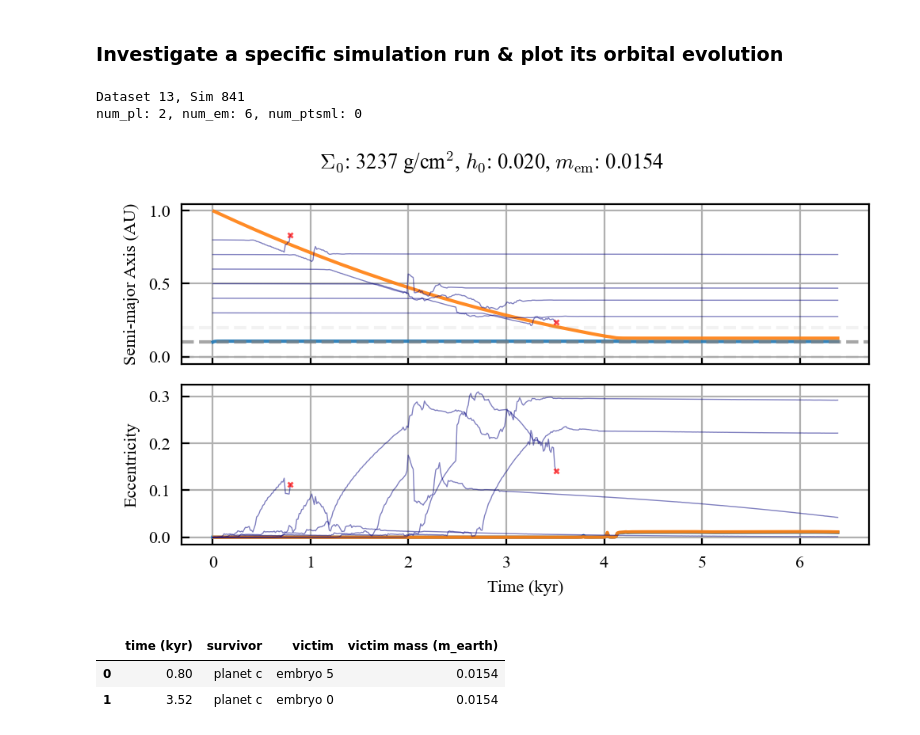
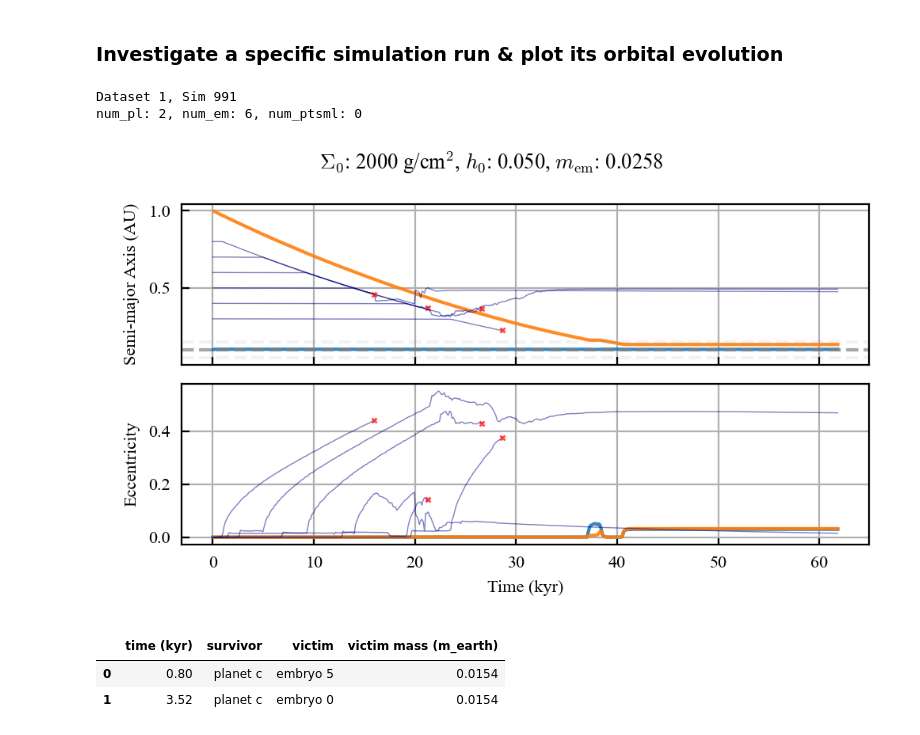
Before and after one commit to dchen10Git/uh-ifa-reu-2026, a Jupyter notebook: analyze_one_sim.ipynb, the cells around one changed output. Cells and saved outputs as stored; diff of their text form; code cells hidden in the pictures.

```diff
--- a/analyze_one_sim.ipynb
+++ b/analyze_one_sim.ipynb
@@ -296,37 +296,37 @@ def plot_system(saved_sim, elements, num_pl, num_em, num_ptsml, t_units='kyr'):
         plt.suptitle(f"$\Sigma_0$: {metadata['Sigma_1au']:.0f} g/cm$^2$, $h_0$: {metadata['h_1au']:.3f}")
     plt.tight_layout(); plt.show()
     # plt.savefig("Figures/orbital_evo.svg", bbox_inches="tight")
 
-dataset_id = 13
-sim_id = 841
+dataset_id = 1
+sim_id = 991
 
 elements = ['a', 'e']#, 'log_tau_a_Omega', 'log_K2', 'P_ratio_em']
 
 for sim_id in range(sim_id, sim_id+1, 10):
 # for sim_id in inside_d:
     base_dir = Path.cwd()
     file_path = base_dir.parent / f"sim_results/dataset{dataset_id}" / f"sim{sim_id}.h5"
 
     try:
         saved_sim = reb_sims.load_simulation_run(file_path)
     except FileNotFoundError:
         print(f"Sim {sim_id} not found")
         continue
 
     sim_data, metadata = saved_sim
     m_star = metadata['m_star']
     rock_names = list(sim_data.keys())
     rocks = {p: sim_data[p] for p in rock_names}
     num_pl, num_em, num_ptsml = metadata['num_pl'], metadata['num_em'], metadata['num_ptsml']
 
     print(f"Dataset {dataset_id}, Sim {sim_id}")
     print(f"num_pl: {metadata['num_pl']}, num_em: {metadata['num_em']}, num_ptsml: {metadata['num_ptsml']}")
     # plot_system(saved_sim, ['a', 'e', 'P_ratio', 'tau_a'], num_pl, num_em, num_ptsml)
     plot_system(saved_sim, elements, num_pl, num_em, num_ptsml)
 # %% [output]
-Dataset 13, Sim 841
+Dataset 1, Sim 991
 num_pl: 2, num_em: 6, num_ptsml: 0
-[figure, old version]
+[figure, new version]
 # %%
 def get_collision_log(metadata, max_time=None):
     """Collects collision log and converts to pd.DataFrame for later use.
```
Also changed, not shown: 7 other files.
